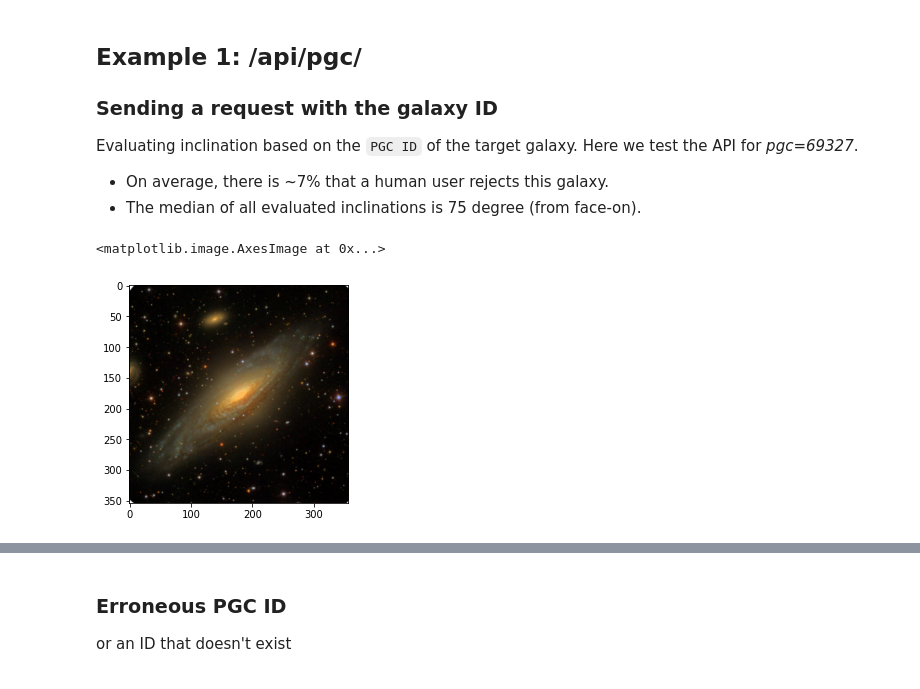
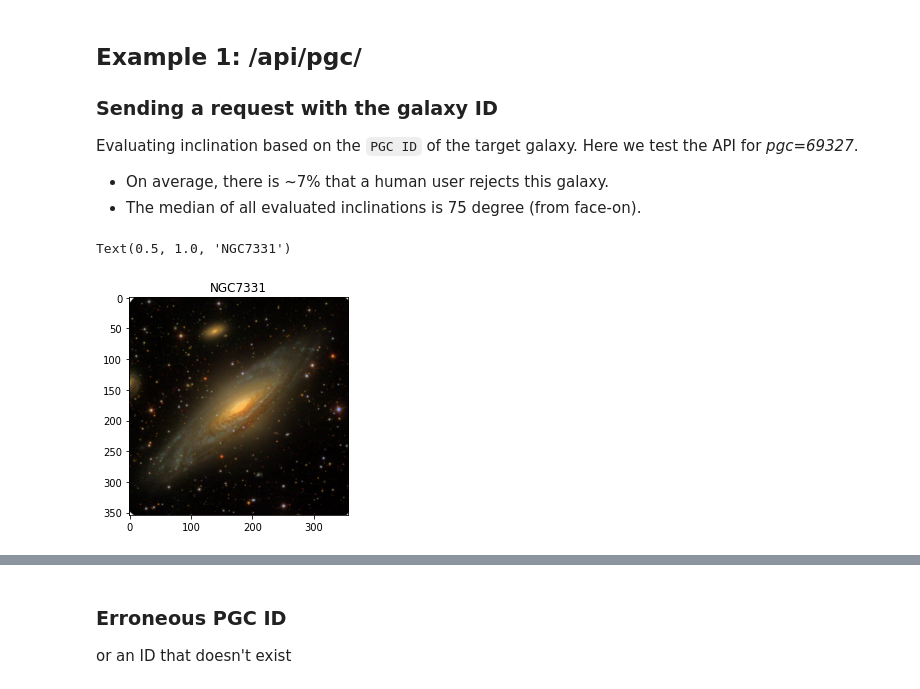
Before and after one commit to ekourkchi/inclinet_deployment_repo, a Jupyter notebook: docs/source/tutorial.ipynb, the cells around one changed output, grey strips where cells are left out. Drawn from its saved outputs; the diff is of its cells as text; code cells hidden in the pictures.

```diff
--- a/docs/source/tutorial.ipynb
+++ b/docs/source/tutorial.ipynb
@@ -38,12 +70,13 @@ Evaluating inclination based on the `PGC ID` of the target galaxy. Here we test
 # %%
 import matplotlib.pyplot as plt
 from PIL import Image
 
 img = Image.open('./PGC69327_NGC7331.png')
 plt.imshow(img)
+plt.title("NGC7331")
 # %% [output]
-<matplotlib.image.AxesImage at 0x...>
+Text(0.5, 1.0, 'NGC7331')
-[figure, old version]
+[figure, new version]
 # %%
 ! curl http://edd.ifa.hawaii.edu/inclinet/api/pgc/69327
 # %% [output]
```
Also changed, not shown: parts of 14 cells of this notebook, 4 other files.
